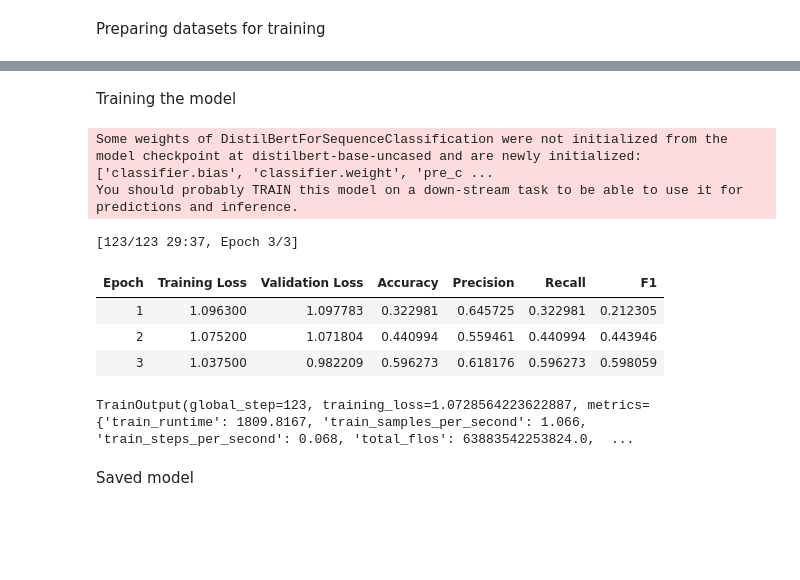
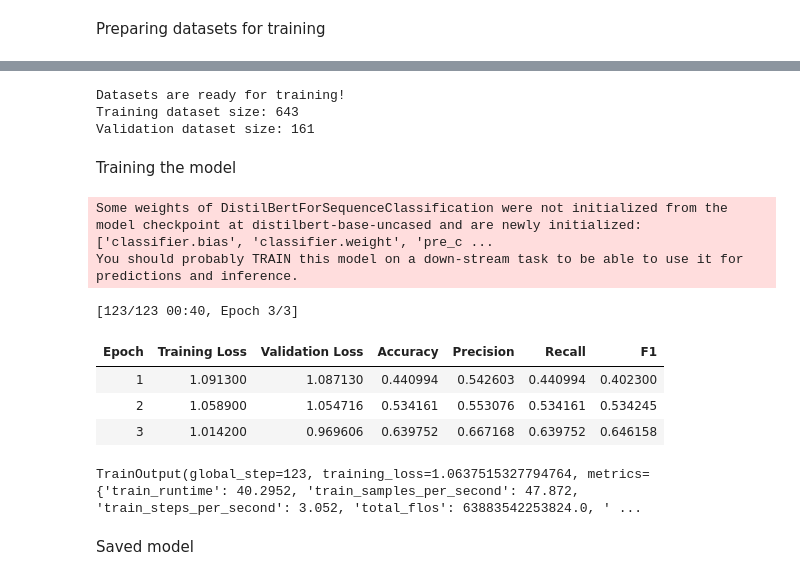
Before and after one commit to Marvin2798/roboreviews-project-, a Jupyter notebook: Untitled3.ipynb, the cells around one changed output, grey strips where cells are left out. Saved outputs shown, nothing was run; the diff lists cells and outputs as text; code cells hidden in the pictures; blank space fills up the shorter version.

```diff
--- a/Untitled3.ipynb
+++ b/Untitled3.ipynb
@@ -271,7 +271,7 @@ class SentimentDataset(torch.utils.data.Dataset):
         return {
             'input_ids': self.encodings['input_ids'][idx],
             'attention_mask': self.encodings['attention_mask'][idx],
-            'labels': self.labels[idx],
+            'labels': torch.tensor(self.labels[idx], dtype=torch.long)
         }
 # %% [markdown]
 Preparing datasets for training
@@ -308,62 +278,67 @@ Validation dataset size: 161
+# %%
+import torch
+
+train_dataset = SentimentDataset(train_encodings, train_labels)
+val_dataset = SentimentDataset(val_encodings, val_labels)
+
+print("Datasets are ready for training!")
+print(f"Training dataset size: {len(train_dataset)}")
+print(f"Validation dataset size: {len(val_dataset)}")
+# %% [output]
+Datasets are ready for training!
+Training dataset size: 643
+Validation dataset size: 161
 # %% [markdown]
 Training the model
 # %%
 from transformers import DistilBertForSequenceClassification, Trainer, TrainingArguments
 from sklearn.metrics import accuracy_score, precision_recall_fscore_support
 
-# Load the pre-trained DistilBERT model for sequence classification
 model = DistilBertForSequenceClassification.from_pretrained('distilbert-base-uncased', num_labels=3)
 
-# Define the training arguments
-training_args = TrainingArguments(
-    output_dir='./results',          # Directory to save model and logs
-    num_train_epochs=3,              # Number of epochs
-    per_device_train_batch_size=16,  # Batch size for training
-    per_device_eval_batch_size=16,   # Batch size for evaluation
-    warmup_steps=500,                # Number of warmup steps
-    weight_decay=0.01,               # Weight decay
-    logging_dir='./logs',            # Directory to save logs
-    logging_steps=10,                # Log every 10 steps
-    evaluation_strategy="epoch",     # Evaluate at the end of every epoch
-    save_strategy="epoch",           # Save model at the end of every epoch
-    save_total_limit=2,              # Save only the 2 most recent checkpoints
-    load_best_model_at_end=True,     # Load the best model at the end
-    metric_for_best_model="accuracy" # Optimize for accuracy
-)
-
-# Define the function to compute metrics
 def compute_metrics(pred):
     labels = pred.label_ids
     preds = pred.predictions.argmax(-1)
-    precision, recall, f1, _ = precision_recall_fscore_support(labels, preds, average='weighted')
+    precision, recall, f1, _ = precision_recall_fscore_support(
+        labels, preds, average='weighted', zero_division=0
+    )
     acc = accuracy_score(labels, preds)
-    return {
-        'accuracy': acc,
-        'precision': precision,
-        'recall': recall,
-        'f1': f1
-    }
+    return {'accuracy': acc, 'precision': precision, 'recall': recall, 'f1': f1}
 
-# Initialize the Trainer
+training_args = TrainingArguments(
+    output_dir='./results',
+    num_train_epochs=3,
+    per_device_train_batch_size=16,
+    per_device_eval_batch_size=16,
+    warmup_steps=500,
+    weight_decay=0.01,
+    logging_dir='./logs',
+    logging_steps=10,
+    evaluation_strategy="epoch",
+    save_strategy="epoch",
+    save_total_limit=2,
+    load_best_model_at_end=True,
+    metric_for_best_model="accuracy"
+)
+
 trainer = Trainer(
     model=model,
     args=training_args,
-    train_dataset=train_dataset,  # Preprocessed training dataset
-    eval_dataset=val_dataset,    # Preprocessed validation dataset
-    compute_metrics=compute_metrics # Add the metrics function
+    train_dataset=train_dataset,
+    eval_dataset=val_dataset,
+    compute_metrics=compute_metrics
 )
 
-# Train the model
 trainer.train()
 # %% [output]
 Some weights of DistilBertForSequenceClassification were not initialized from the model checkpoint at distilbert-base-uncased and are newly initialized: ['classifier.bias', 'classifier.weight', 'pre_c ...
 You should probably TRAIN this model on a down-stream task to be able to use it for predictions and inference.
-[123/123 29:37, Epoch 3/3]
+[123/123 00:40, Epoch 3/3]
 | Epoch | Training Loss | Validation Loss | Accuracy | Precision | Recall | F1 |
-| 1 | 1.096300 | 1.097783 | 0.322981 | 0.645725 | 0.322981 | 0.212305 |
-| 2 | 1.075200 | 1.071804 | 0.440994 | 0.559461 | 0.440994 | 0.443946 |
-| 3 | 1.037500 | 0.982209 | 0.596273 | 0.618176 | 0.596273 | 0.598059 |
+| 1 | 1.091300 | 1.087130 | 0.440994 | 0.542603 | 0.440994 | 0.402300 |
+| 2 | 1.058900 | 1.054716 | 0.534161 | 0.553076 | 0.534161 | 0.534245 |
+| 3 | 1.014200 | 0.969606 | 0.639752 | 0.667168 | 0.639752 | 0.646158 |
-TrainOutput(global_step=123, training_loss=1.0728564223622887, metrics={'train_runtime': 1809.8167, 'train_samples_per_second': 1.066, 'train_steps_per_second': 0.068, 'total_flos': 63883542253824.0,  ...
+TrainOutput(global_step=123, training_loss=1.0637515327794764, metrics={'train_runtime': 40.2952, 'train_samples_per_second': 47.872, 'train_steps_per_second': 3.052, 'total_flos': 63883542253824.0, ' ...
 # %% [markdown]
 Saved model
 # %%
```
Also changed, not shown: parts of 15 cells of this notebook.
